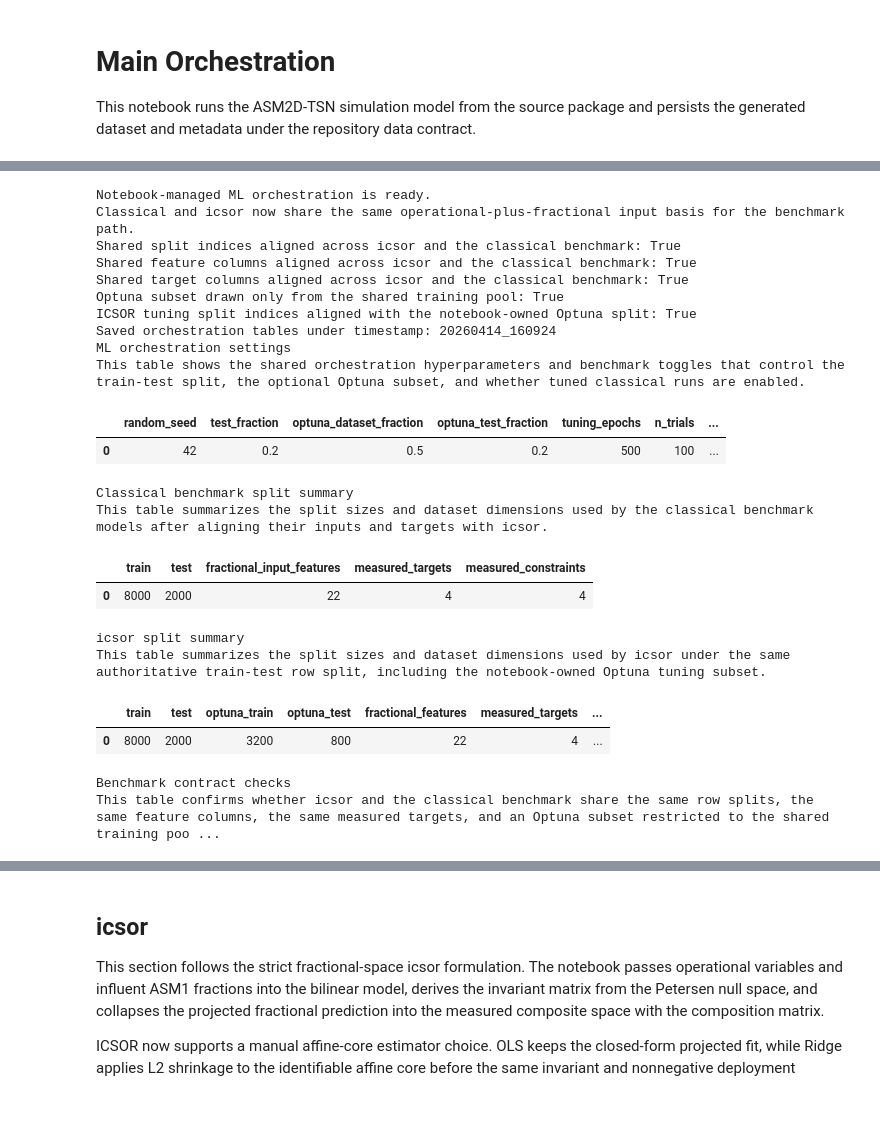
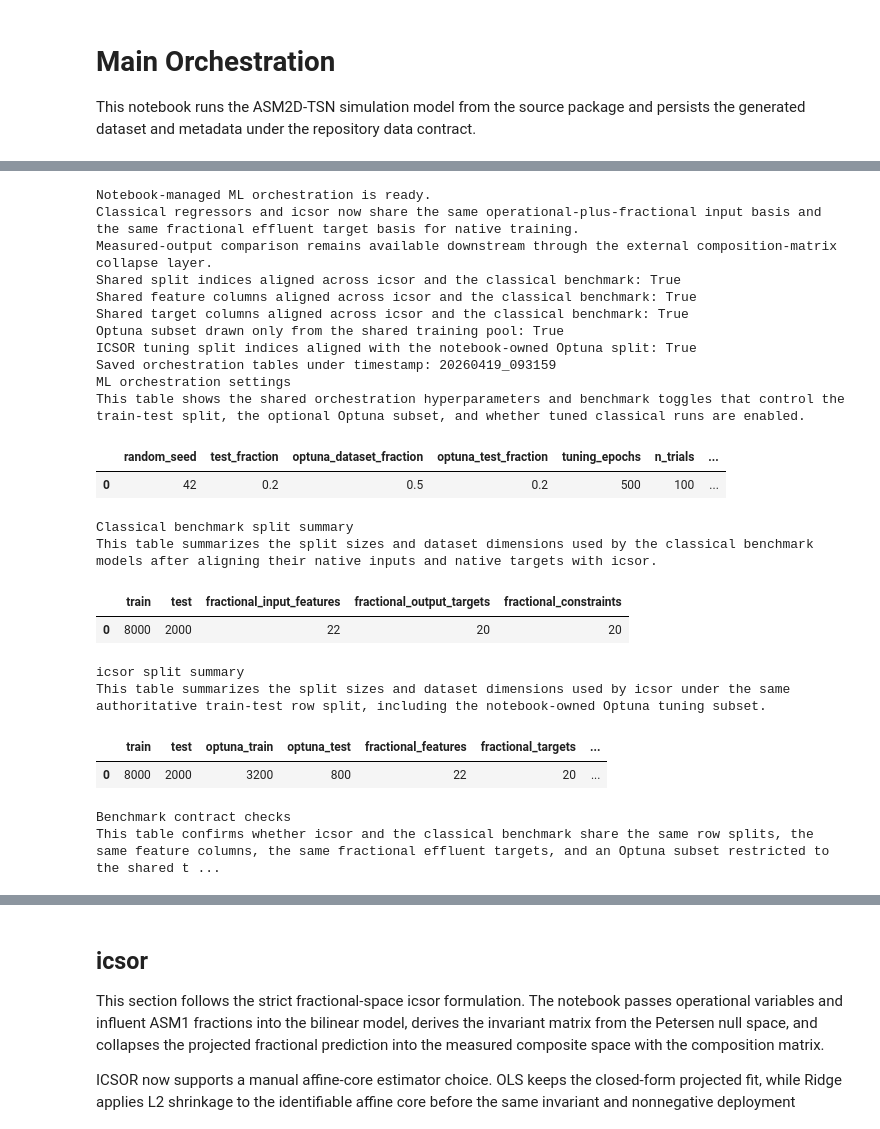
Before and after one commit to egbertoselerio1997/pibre-model, a Jupyter notebook: main.ipynb, the cells around one changed output, grey strips where cells are left out. Drawn from its saved outputs; the diff is of its cells as text; code cells hidden in the pictures.

```diff
--- a/main.ipynb
+++ b/main.ipynb
@@ -334,8 +334,8 @@ import pandas as pd
 from src.utils.analysis import build_notebook_table_recorder
 from src.utils.process import (
     apply_train_test_split_indices,
+    build_fractional_input_fractional_output_dataset,
     build_icsor_supervised_dataset,
-    build_fractional_input_measured_output_dataset,
     make_train_test_split_indices,
     sample_dataset_split_indices,
     select_dataset_rows,
@@ -347,7 +347,7 @@ ml_orchestration = dict(ml_orchestration_params["hyperparameters"])
 benchmark_settings = dict(ml_orchestration_params.get("benchmark", {}))
 USE_OPTUNA = bool(benchmark_settings.get("use_optuna", False))
 
-classical_benchmark_dataset = build_fractional_input_measured_output_dataset(
+classical_benchmark_dataset = build_fractional_input_fractional_output_dataset(
     dataset,
     metadata,
     composition_matrix,
@@ -406,8 +406,8 @@ classical_split_sizes = {
     "train": len(main_dataset_splits.train.features),
     "test": len(main_dataset_splits.test.features),
     "fractional_input_features": len(classical_benchmark_dataset.features.columns),
-    "measured_targets": len(classical_benchmark_dataset.targets.columns),
-    "measured_constraints": len(classical_benchmark_dataset.constraint_reference.columns),
+    "fractional_output_targets": len(classical_benchmark_dataset.targets.columns),
+    "fractional_constraints": len(classical_benchmark_dataset.constraint_reference.columns),
 }
 icsor_split_sizes = {
     "train": len(icsor_dataset_splits.train.features),
@@ -415,7 +415,7 @@ icsor_split_sizes = {
     "optuna_train": len(icsor_tuning_dataset_splits.train.features),
     "optuna_test": len(icsor_tuning_dataset_splits.test.features),
     "fractional_features": len(icsor_dataset.features.columns),
-    "measured_targets": len(icsor_dataset.targets.columns),
+    "fractional_targets": len(icsor_dataset.targets.columns),
     "fractional_constraints": len(icsor_dataset.constraint_reference.columns),
 }
 split_alignment_ok = (
@@ -441,7 +441,8 @@ benchmark_contract_summary = pd.DataFrame(
         {
             "classical_feature_space": "operational_plus_fractional_influent",
             "icsor_feature_space": "operational_plus_fractional_influent",
-            "shared_target_space": "measured_outputs",
+            "shared_target_space": "fractional_effluent_components",
+            "direct_comparison_space": "externally_collapsed_measured_outputs",
             "shared_split_indices": split_alignment_ok,
             "shared_feature_columns": feature_alignment_ok,
             "shared_target_columns": target_alignment_ok,
@@ -462,7 +463,10 @@ record_setup_table = build_notebook_table_recorder(
 
 print("Notebook-managed ML orchestration is ready.")
 print(
-    "Classical and icsor now share the same operational-plus-fractional input basis for the benchmark path."
+    "Classical regressors and icsor now share the same operational-plus-fractional input basis and the same fractional effluent target basis for native training."
+)
+print(
+    "Measured-output comparison remains available downstream through the external composition-matrix collapse layer."
 )
 print(f"Shared split indices aligned across icsor and the classical benchmark: {split_alignment_ok}")
 print(f"Shared feature columns aligned across icsor and the classical benchmark: {feature_alignment_ok}")
@@ -474,43 +478,44 @@ print(f"Saved orchestration tables under timestamp: {ml_setup_timestamp}")
 record_setup_table(
     "ML orchestration settings",
     "This table shows the shared orchestration hyperparameters and benchmark toggles that control the train-test split, the optional Optuna subset, and whether tuned classical runs are enabled.",
     pd.DataFrame([{**ml_orchestration, **benchmark_settings}]),
 )
 record_setup_table(
     "Classical benchmark split summary",
-    "This table summarizes the split sizes and dataset dimensions used by the classical benchmark models after aligning their inputs and targets with icsor.",
+    "This table summarizes the split sizes and dataset dimensions used by the classical benchmark models after aligning their native inputs and native targets with icsor.",
     pd.DataFrame([classical_split_sizes]),
 )
 record_setup_table(
     "icsor split summary",
     "This table summarizes the split sizes and dataset dimensions used by icsor under the same authoritative train-test row split, including the notebook-owned Optuna tuning subset.",
     pd.DataFrame([icsor_split_sizes]),
 )
 record_setup_table(
     "Benchmark contract checks",
-    "This table confirms whether icsor and the classical benchmark share the same row splits, the same feature columns, the same measured targets, and an Optuna subset restricted to the shared training pool.",
+    "This table confirms whether icsor and the classical benchmark share the same row splits, the same feature columns, the same fractional effluent targets, and an Optuna subset restricted to the shared training pool.",
     benchmark_contract_summary,
 )
 # %% [output]
 Notebook-managed ML orchestration is ready.
-Classical and icsor now share the same operational-plus-fractional input basis for the benchmark path.
+Classical regressors and icsor now share the same operational-plus-fractional input basis and the same fractional effluent target basis for native training.
+Measured-output comparison remains available downstream through the external composition-matrix collapse layer.
 Shared split indices aligned across icsor and the classical benchmark: True
 Shared feature columns aligned across icsor and the classical benchmark: True
 Shared target columns aligned across icsor and the classical benchmark: True
 Optuna subset drawn only from the shared training pool: True
 ICSOR tuning split indices aligned with the notebook-owned Optuna split: True
-Saved orchestration tables under timestamp: 20260414_160924
+Saved orchestration tables under timestamp: 20260419_093159
 ML orchestration settings
 This table shows the shared orchestration hyperparameters and benchmark toggles that control the train-test split, the optional Optuna subset, and whether tuned classical runs are enabled.
 |  | random_seed | test_fraction | optuna_dataset_fraction | optuna_test_fraction | tuning_epochs | n_trials | ... |
 | 0 | 42 | 0.2 | 0.5 | 0.2 | 500 | 100 | ... |
 Classical benchmark split summary
-This table summarizes the split sizes and dataset dimensions used by the classical benchmark models after aligning their inputs and targets with icsor.
+This table summarizes the split sizes and dataset dimensions used by the classical benchmark models after aligning their native inputs and native targets with icsor.
-|  | train | test | fractional_input_features | measured_targets | measured_constraints |
-| 0 | 8000 | 2000 | 22 | 4 | 4 |
+|  | train | test | fractional_input_features | fractional_output_targets | fractional_constraints |
+| 0 | 8000 | 2000 | 22 | 20 | 20 |
 icsor split summary
 This table summarizes the split sizes and dataset dimensions used by icsor under the same authoritative train-test row split, including the notebook-owned Optuna tuning subset.
-|  | train | test | optuna_train | optuna_test | fractional_features | measured_targets | ... |
-| 0 | 8000 | 2000 | 3200 | 800 | 22 | 4 | ... |
+|  | train | test | optuna_train | optuna_test | fractional_features | fractional_targets | ... |
+| 0 | 8000 | 2000 | 3200 | 800 | 22 | 20 | ... |
 Benchmark contract checks
-This table confirms whether icsor and the classical benchmark share the same row splits, the same feature columns, the same measured targets, and an Optuna subset restricted to the shared training poo ...
+This table confirms whether icsor and the classical benchmark share the same row splits, the same feature columns, the same fractional effluent targets, and an Optuna subset restricted to the shared t ...
```
Also changed, not shown: parts of 12 cells of this notebook, 24 other files.
